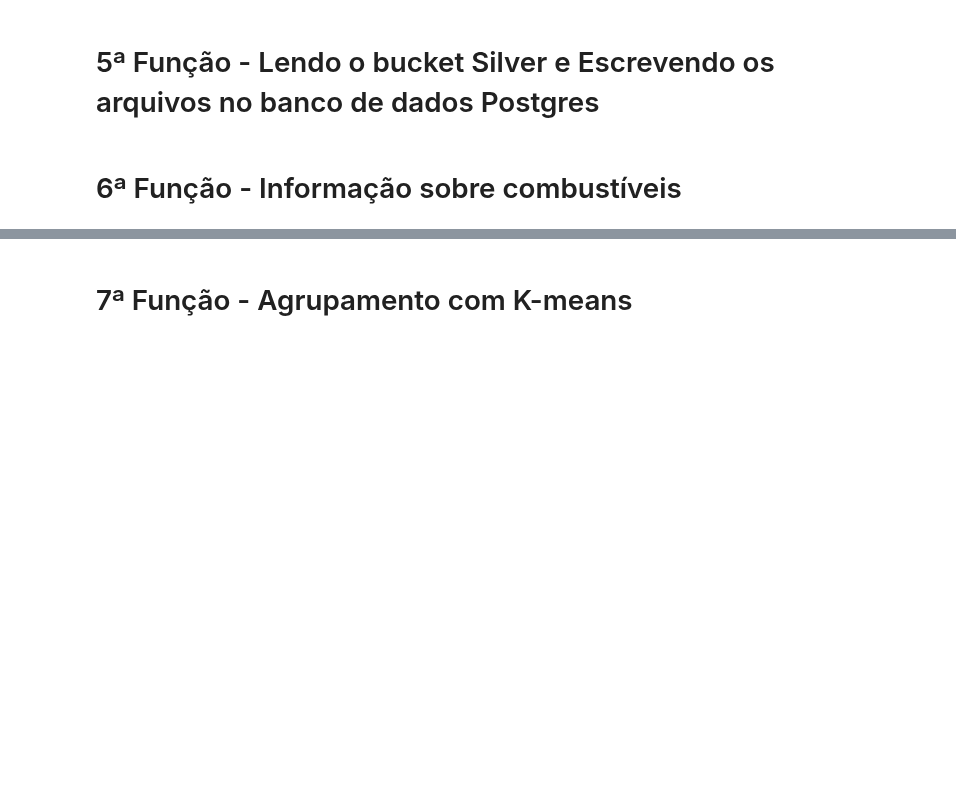
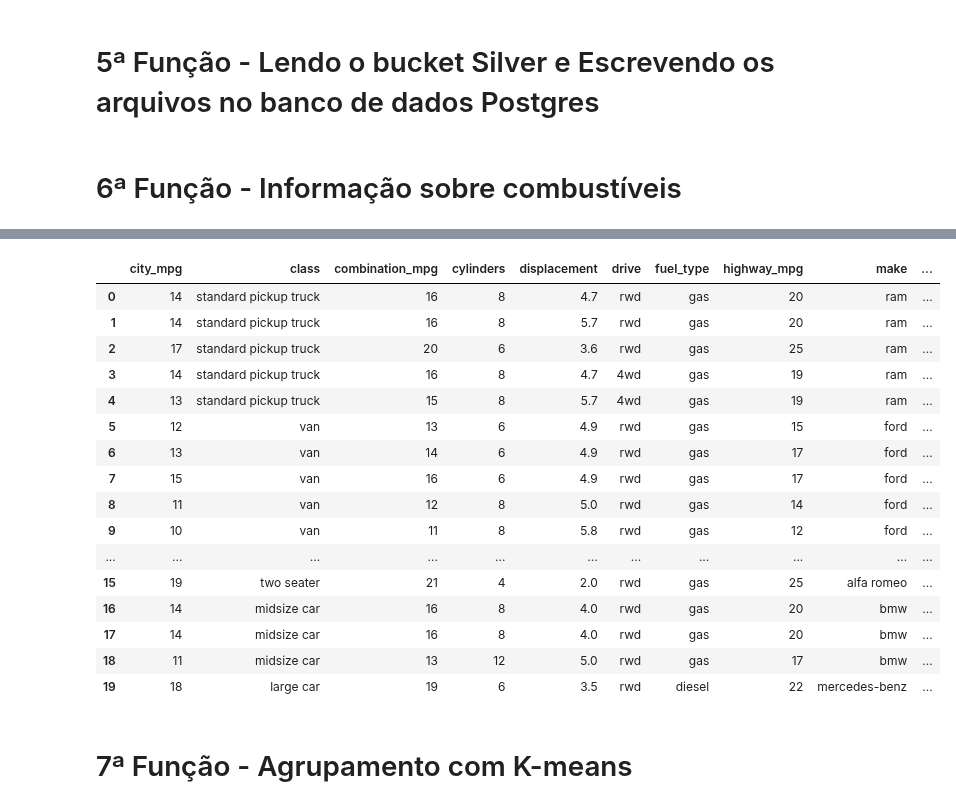
Before and after one commit to ThigaoRibeiro/tcc-ufrj-pipeline, a Jupyter notebook: Teste_WebScraping_OpenStreetMap.ipynb, the cells around one changed output, grey strips where cells are left out. Drawn from its saved outputs; the diff is of its cells as text; code cells hidden in the pictures; blank space fills up the shorter version.

```diff
--- a/Teste_WebScraping_OpenStreetMap.ipynb
+++ b/Teste_WebScraping_OpenStreetMap.ipynb
@@ -2014,0 +1923,7 @@ print(f"Tempo de execução: {int(hours)} horas, {int(minutes)} minutos, {int(se
+# %%
+# Consumindo a API para criar um DF com o consumo em litros por KM dos veículos
+df_marcas = 'ram'
+df_modelos = '1500'
+df_carros = pd.DataFrame()
+api_key = '/DHg+PPb3h7gYITeEup54w==KXt6OHpmw3zMNgfE'
+api_url = 'https://api.api-ninjas.com/v1/cars'
@@ -2014,0 +1943,20 @@ print(f"Tempo de execução: {int(hours)} horas, {int(minutes)} minutos, {int(se
+# %%
+df_carros
+# %% [output]
+|  | city_mpg | class | combination_mpg | cylinders | displacement | drive | fuel_type | highway_mpg | make | ... |
+| 0 | 14 | standard pickup truck | 16 | 8 | 4.7 | rwd | gas | 20 | ram | ... |
+| 1 | 14 | standard pickup truck | 16 | 8 | 5.7 | rwd | gas | 20 | ram | ... |
+| 2 | 17 | standard pickup truck | 20 | 6 | 3.6 | rwd | gas | 25 | ram | ... |
+| 3 | 14 | standard pickup truck | 16 | 8 | 4.7 | 4wd | gas | 19 | ram | ... |
+| 4 | 13 | standard pickup truck | 15 | 8 | 5.7 | 4wd | gas | 19 | ram | ... |
+| 5 | 12 | van | 13 | 6 | 4.9 | rwd | gas | 15 | ford | ... |
+| 6 | 13 | van | 14 | 6 | 4.9 | rwd | gas | 17 | ford | ... |
+| 7 | 15 | van | 16 | 6 | 4.9 | rwd | gas | 17 | ford | ... |
+| 8 | 11 | van | 12 | 8 | 5.0 | rwd | gas | 14 | ford | ... |
+| 9 | 10 | van | 11 | 8 | 5.8 | rwd | gas | 12 | ford | ... |
+| ... | ... | ... | ... | ... | ... | ... | ... | ... | ... | ... |
+| 15 | 19 | two seater | 21 | 4 | 2.0 | rwd | gas | 25 | alfa romeo | ... |
+| 16 | 14 | midsize car | 16 | 8 | 4.0 | rwd | gas | 20 | bmw | ... |
+| 17 | 14 | midsize car | 16 | 8 | 4.0 | rwd | gas | 20 | bmw | ... |
+| 18 | 11 | midsize car | 13 | 12 | 5.0 | rwd | gas | 17 | bmw | ... |
+| 19 | 18 | large car | 19 | 6 | 3.5 | rwd | diesel | 22 | mercedes-benz | ... |
```
Also changed, not shown: parts of 12 cells of this notebook, 2 other files.
